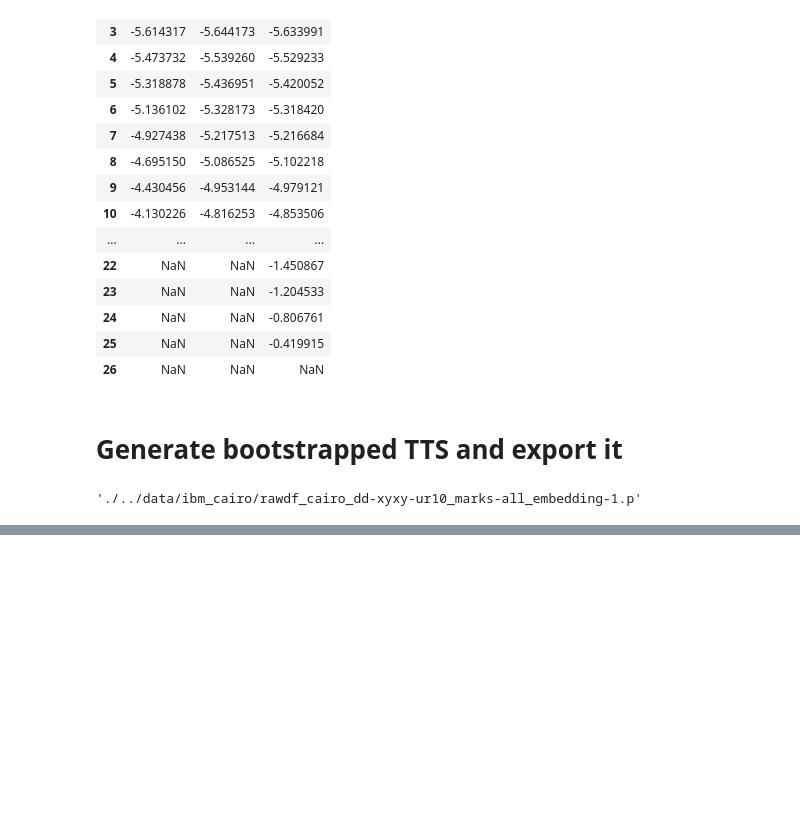
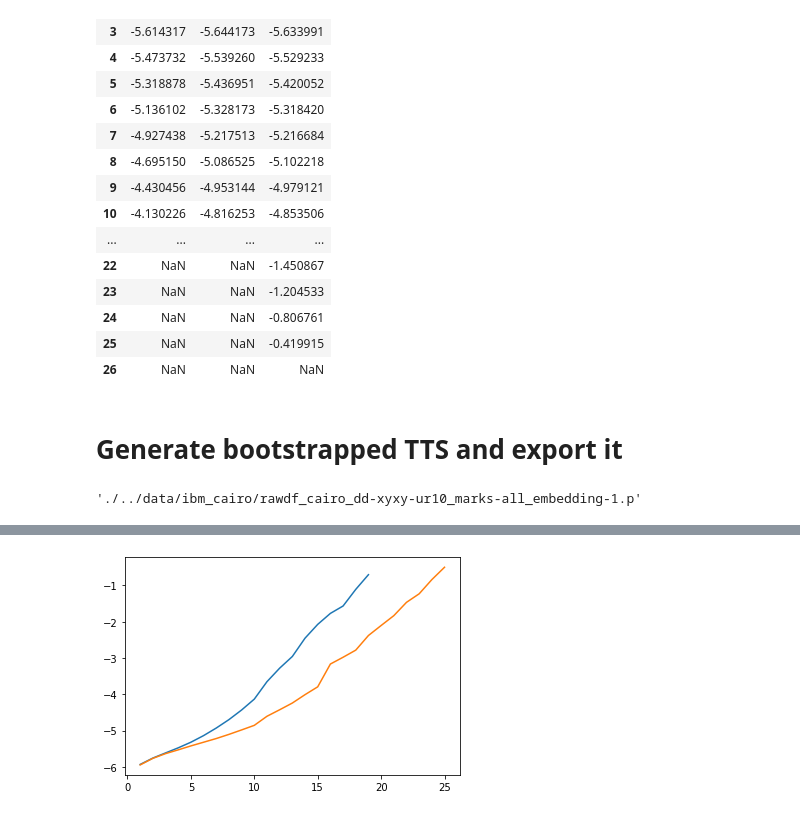
Before and after one commit to USCqserver/bv-quantum-speedup, a Jupyter notebook: analysis/tts_calculation_with_bootstrapping.ipynb, the cells around one changed output, grey strips where cells are left out. Saved outputs shown, nothing was run; the diff lists cells and outputs as text; code cells hidden in the pictures; blank space fills up the shorter version.

Commit message:
add bootstrapping plots

```diff
--- a/analysis/tts_calculation_with_bootstrapping.ipynb
+++ b/analysis/tts_calculation_with_bootstrapping.ipynb
@@ -26,10 +26,11 @@ Start by locating the `raw_df` we want to work with. We exemplify this for just
 # %%
 machine_long = 'ibm_cairo' #backend identifier
 machine_short = 'cairo'
-seq1 = 'xyxy'
+seq1 = 'xy4'
 seq2 = 'ur10'
+date = '20220102'
 embedding = 1 #logical-to-physical embedding
-rawdf_fname = f"./../data/{machine_long}/rawdf_{machine_short}_dd-{seq1}-{seq2}_marks-all_embedding-{embedding}.p"
+rawdf_fname = f"./../data/{machine_long}/{date}/rawdf_{machine_short}_dd-{seq1}-{seq2}_marks-all_embedding-{embedding}.p"
 file = open(rawdf_fname, 'rb')
 rawdf = pickle.load(file)
 file.close()
@@ -79,5 +80,5 @@ bootstrapping.export_bootstrapped_tts_from_rawdf(rawdf_fname, N=100)
 # %% [output]
 './../data/ibm_cairo/rawdf_cairo_dd-xyxy-ur10_marks-all_embedding-1.p'
 # %%
-bootstrapping.extract_avg_tts_from_bs_samples(rawdf_fname, export=True)
+avg_tts = bootstrapping.extract_avg_tts_from_bs_samples(rawdf_fname, export=True)
 # %% [output]
@@ -100,0 +106,7 @@ bootstrapping.extract_avg_tts_from_bs_samples(rawdf_fname, export=True)
+# %%
+import matplotlib.pyplot as plt
+plt.plot(avg_tts['free mean'])
+plt.plot(avg_tts['ur_10 mean'])
+plt.show()
+# %% [output]
+[figure, added]
```
Also changed, not shown: parts of 2 cells of this notebook, 59 other files.
